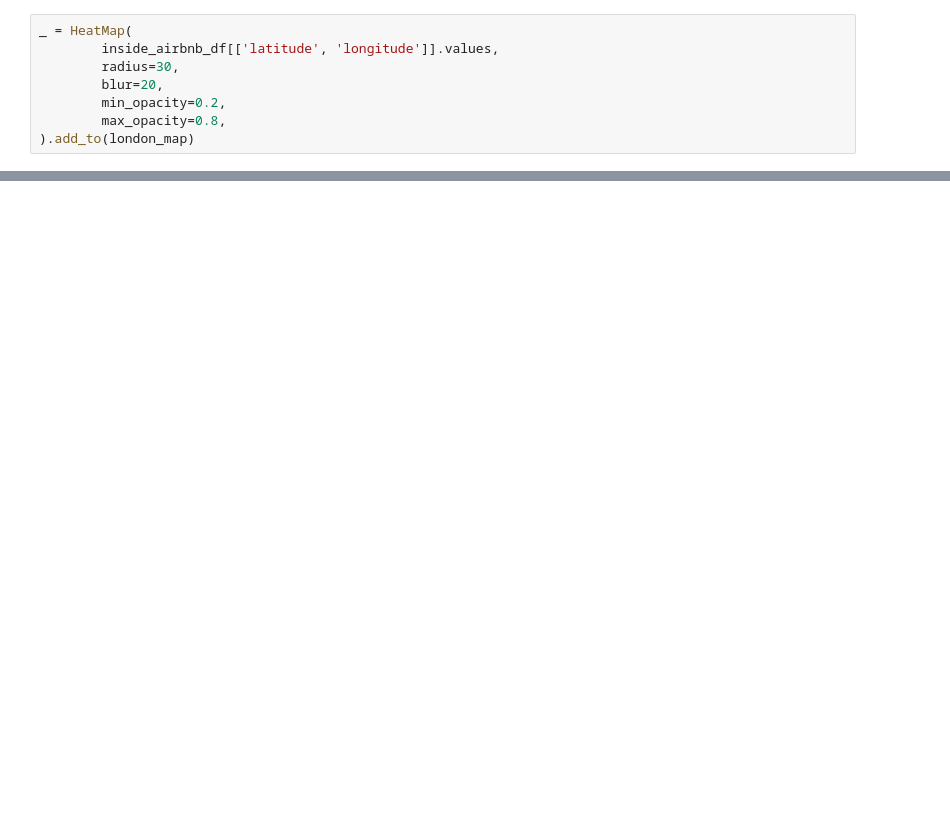
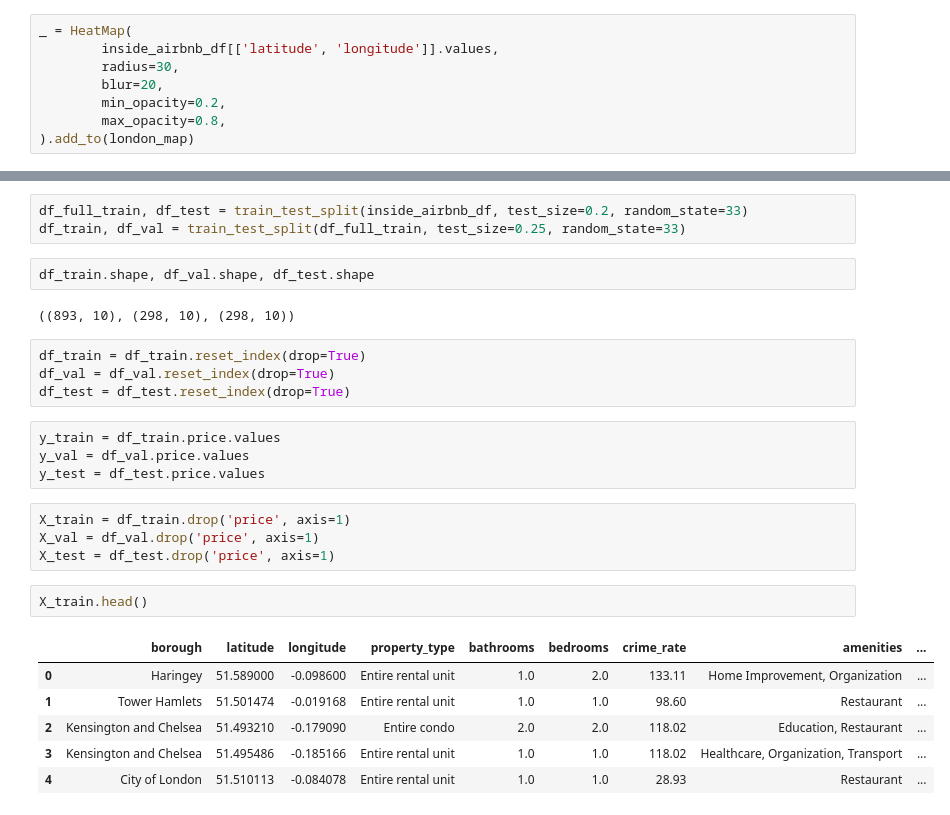
Before and after one commit to capac/short-term-rents-in-london, a Jupyter notebook: data-analysis.ipynb, the cells around one changed output, grey strips where cells are left out. Drawn from its saved outputs; the diff is of its cells as text; blank space fills up the shorter version.

```diff
--- a/data-analysis.ipynb
+++ b/data-analysis.ipynb
@@ -177,0 +193,28 @@ london_map
+# %%
+df_full_train, df_test = train_test_split(inside_airbnb_df, test_size=0.2, random_state=33)
+df_train, df_val = train_test_split(df_full_train, test_size=0.25, random_state=33)
+# %%
+df_train.shape, df_val.shape, df_test.shape
+# %% [output]
+((893, 10), (298, 10), (298, 10))
+# %%
+df_train = df_train.reset_index(drop=True)
+df_val = df_val.reset_index(drop=True)
+df_test = df_test.reset_index(drop=True)
+# %%
+y_train = df_train.price.values
+y_val = df_val.price.values
+y_test = df_test.price.values
+# %%
+X_train = df_train.drop('price', axis=1)
+X_val = df_val.drop('price', axis=1)
+X_test = df_test.drop('price', axis=1)
+# %%
+X_train.head()
+# %% [output]
+|  | borough | latitude | longitude | property_type | bathrooms | bedrooms | crime_rate | amenities | ... |
+| 0 | Haringey | 51.589000 | -0.098600 | Entire rental unit | 1.0 | 2.0 | 133.11 | Home Improvement, Organization | ... |
+| 1 | Tower Hamlets | 51.501474 | -0.019168 | Entire rental unit | 1.0 | 1.0 | 98.60 | Restaurant | ... |
+| 2 | Kensington and Chelsea | 51.493210 | -0.179090 | Entire condo | 2.0 | 2.0 | 118.02 | Education, Restaurant | ... |
+| 3 | Kensington and Chelsea | 51.495486 | -0.185166 | Entire rental unit | 1.0 | 1.0 | 118.02 | Healthcare, Organization, Transport | ... |
+| 4 | City of London | 51.510113 | -0.084078 | Entire rental unit | 1.0 | 1.0 | 28.93 | Restaurant | ... |
```
Also changed, not shown: parts of 5 cells of this notebook.
